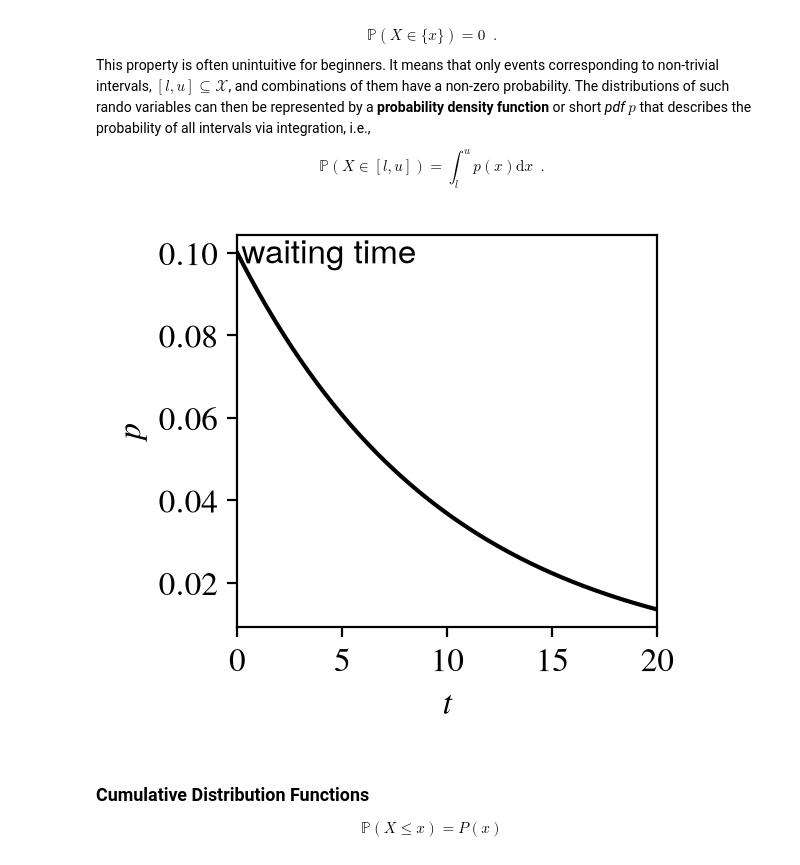
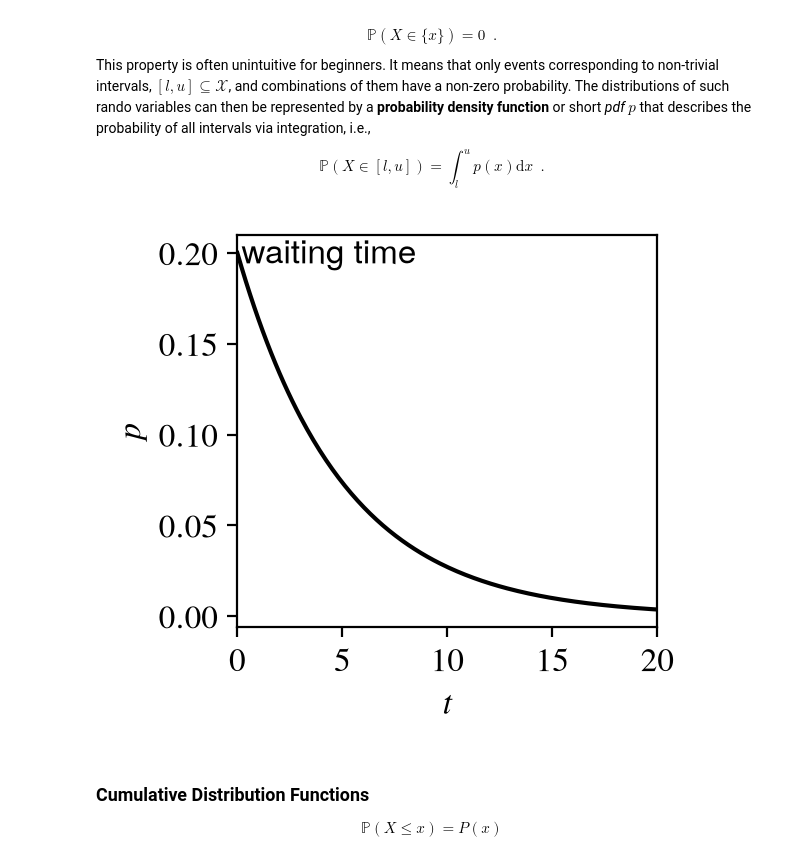
Before and after one commit to marioboley/Uni-Haifa-214.4312-Code, a Jupyter notebook: 1.1_introduction.ipynb, the cells around one changed output. Drawn from its saved outputs; the diff is of its cells as text; code cells hidden in the pictures.

```diff
--- a/1.1_introduction.ipynb
+++ b/1.1_introduction.ipynb
@@ -189,12 +189,12 @@ $$
 # %%
 from scipy.stats import expon
 from plotting import plotf
 
 fig, ax = subplotgrid('$t$', '$p$', intitles=['waiting time'], figsize=(SLIDE_FIG_DIMS[0]/4, SLIDE_FIG_DIMS[1]/2))
-plotf(ax, expon(scale=10).pdf, 0, 20, color='k')
+plotf(ax, expon(scale=5).pdf, 0, 20, color='k')
 plt.show()
 # %% [output]
-[figure, old version]
+[figure, new version]
 # %% [markdown]
 ### Cumulative Distribution Functions
 
```
Also changed, not shown: parts of 6 cells of this notebook, 1 other file.
